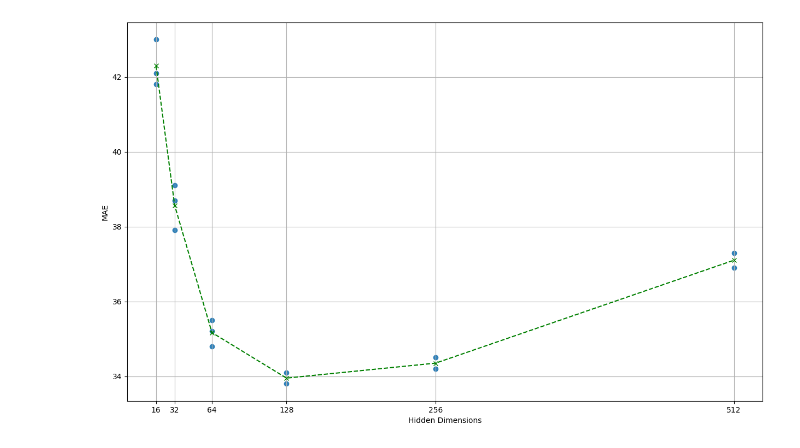
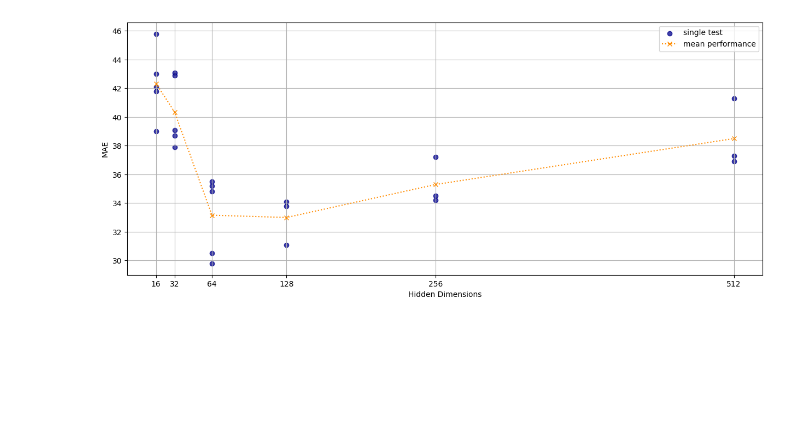
Before and after one commit to westarman/MLG-Project, a Jupyter notebook: models/graphSAGE/plotting.ipynb, the cells around one changed output. Cells and saved outputs as stored; diff of their text form; code cells hidden in the pictures; blank space fills up the shorter version.

```diff
--- a/models/graphSAGE/plotting.ipynb
+++ b/models/graphSAGE/plotting.ipynb
@@ -1,35 +1,35 @@
 # %%
 import matplotlib.pyplot as plt
 from collections import defaultdict
 
 data = [
-    (16, 42.1), (16, 41.8), (16, 43.0),
-    (32, 38.7), (32, 39.1), (32, 37.9),
-    (64, 35.2), (64, 34.8), (64, 35.5),
-    (128, 33.8), (128, 34.1),
-    (256, 34.5), (256, 34.2),
-    (512, 36.9), (512, 37.3),
+    (16, 42.1), (16, 41.8), (16, 43.0), (16, 45.8), (16, 39.0),
+    (32, 38.7), (32, 39.1), (32, 37.9), (32, 43.1), (32, 42.9),
+    (64, 35.2), (64, 34.8), (64, 35.5), (64, 29.8), (64, 30.5),
+    (128, 33.8), (128, 34.1), (128, 31.1),
+    (256, 34.5), (256, 34.2), (256, 37.2),
+    (512, 36.9), (512, 37.3), (512, 41.3),
 ]
 
 hidden_dims, mae = zip(*data)
 
-plt.figure(figsize=(15,9))
-plt.scatter(hidden_dims, mae, alpha=0.9) #<-- data points
+plt.figure(figsize=(15,6))
+plt.scatter(hidden_dims, mae, label="single test", color="darkblue", alpha=0.75) #<-- data points
 
 bucket = defaultdict(list)
 for h, m in data:
     bucket[h].append(m)
 
 mean_hidden = sorted(bucket.keys())
 mean_mae = [sum(bucket[h]) / len(bucket[h]) for h in mean_hidden]
 
-plt.plot(mean_hidden, mean_mae, marker='x',color="green", linestyle='--') #<-- average line
+plt.plot(mean_hidden, mean_mae, label="mean performance", marker='x', color="darkorange", linestyle=':') #<-- average line
 
 plt.xlabel("Hidden Dimensions")
 plt.ylabel("MAE")
 plt.xticks([16, 32, 64, 128, 256, 512])
-
+plt.legend() # <-- label assigns the legend
 plt.grid(True)
 plt.show()
 # %% [output]
-[figure, old version]
+[figure, new version]
```
